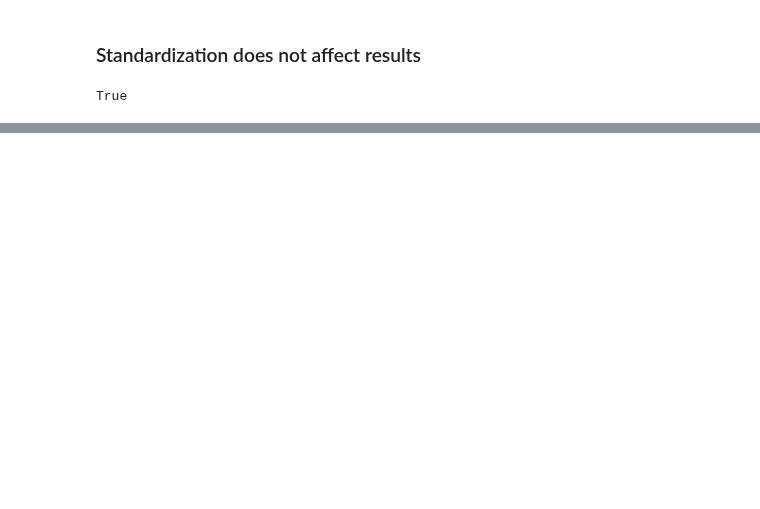
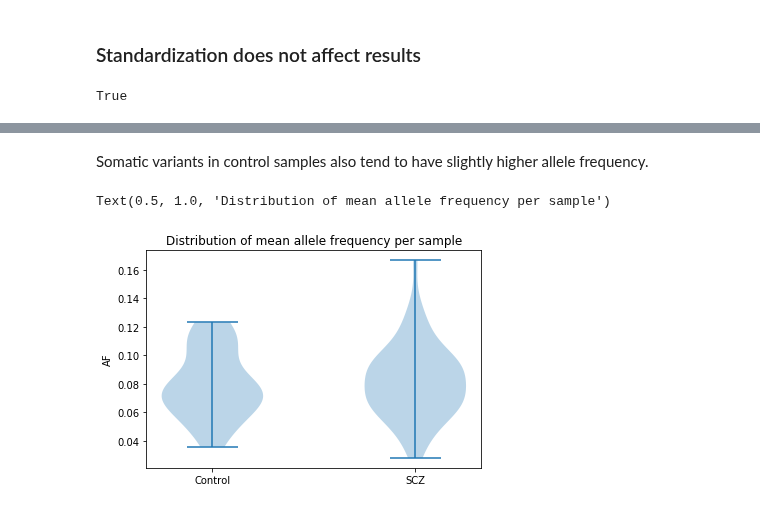
Before and after one commit to attilagk/BSM-research, a Jupyter notebook: notebook/2020-08-13-select-vars/2020-08-13-select-vars.ipynb, the cells around one changed output, grey strips where cells are left out. Drawn from its saved outputs; the diff is of its cells as text; code cells hidden in the pictures; blank space fills up the shorter version.

```diff
--- a/notebook/2020-08-13-select-vars/2020-08-13-select-vars.ipynb
+++ b/notebook/2020-08-13-select-vars/2020-08-13-select-vars.ipynb
@@ -162,0 +184,8 @@ Warnings:
+# %% [markdown]
+Somatic variants in control samples also tend to have slightly higher allele frequency.
+# %%
+fig, ax, df = plotter('AF')
+ax.set_title('Distribution of mean allele frequency per sample')
+# %% [output]
+Text(0.5, 1.0, 'Distribution of mean allele frequency per sample')
+[figure, added]
```
Also changed, not shown: parts of 17 cells of this notebook, 3 other files.
